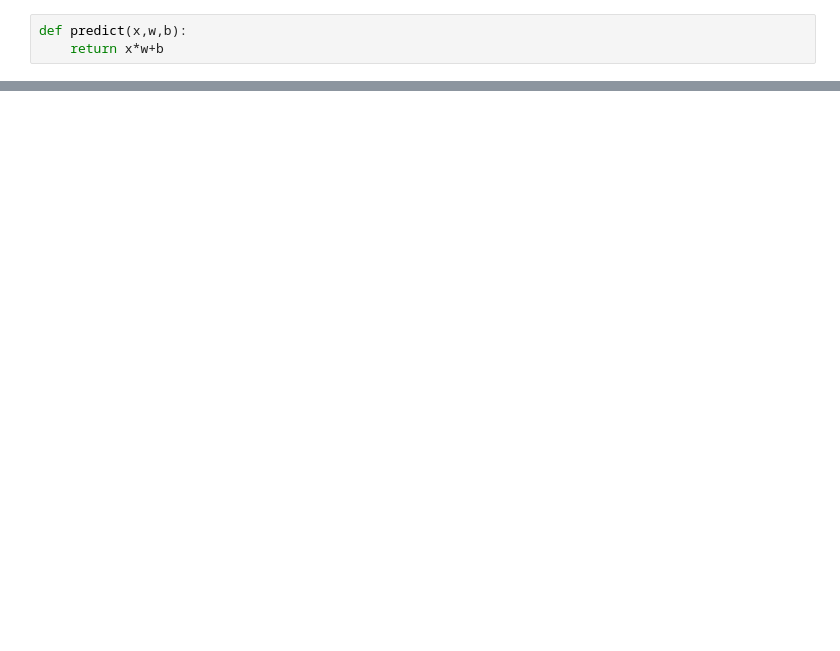
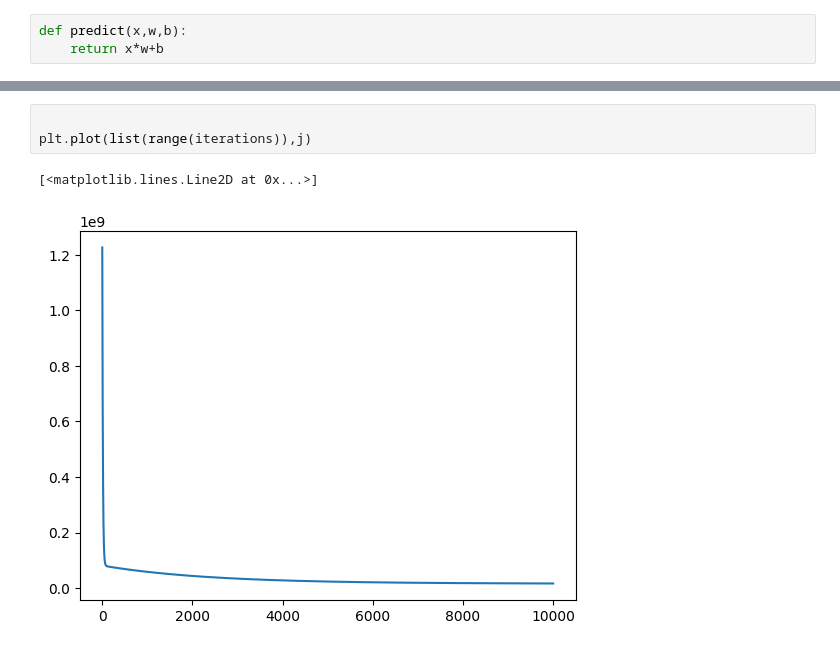
Before and after one commit to Malak-Essam/machine-learning-from-scratch, a Jupyter notebook: linear-regression-with-gradient-descent.ipynb, the cells around one changed output, grey strips where cells are left out. Drawn from its saved outputs; the diff is of its cells as text; blank space fills up the shorter version.

```diff
--- a/linear-regression-with-gradient-descent.ipynb
+++ b/linear-regression-with-gradient-descent.ipynb
@@ -157,0 +138,6 @@ plt.plot(x,predict_y(x,w,b))
+# %%
+
+plt.plot(list(range(iterations)),j)
+# %% [output]
+[<matplotlib.lines.Line2D at 0x...>]
+[figure, added]
```
Also changed, not shown: parts of 21 cells of this notebook.
